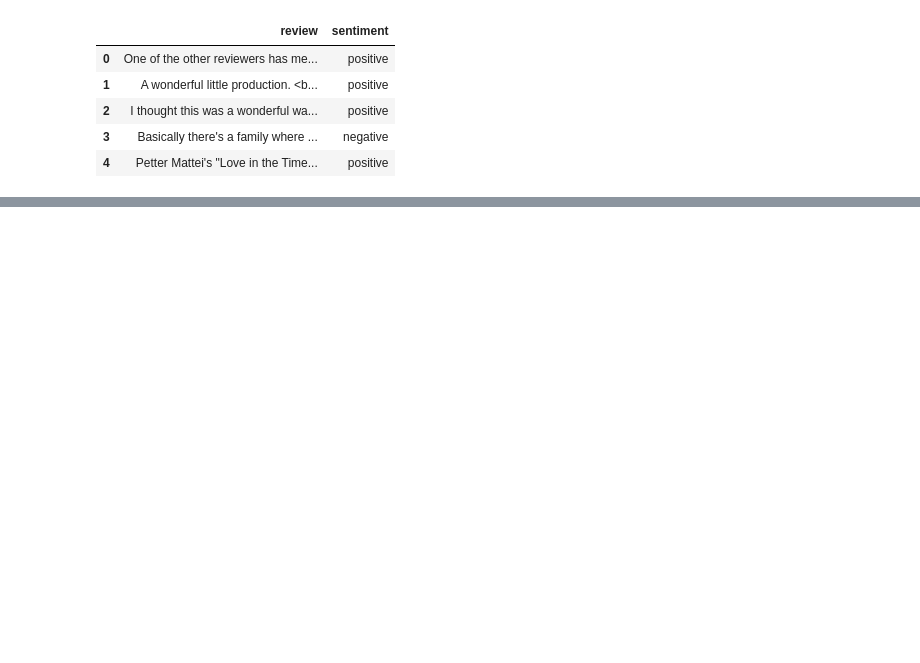
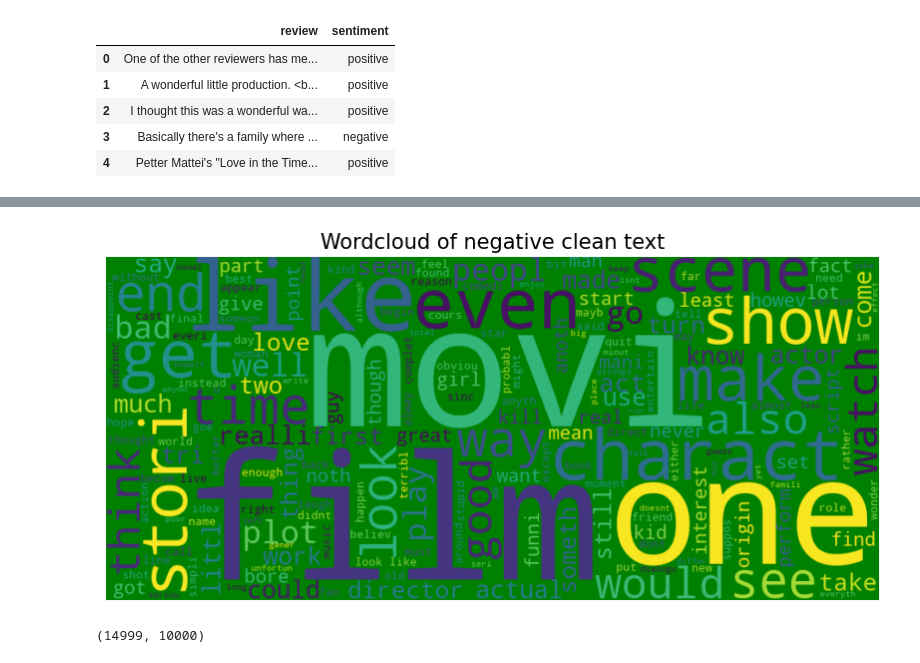
Before and after one commit to Md-Maruf-1727/Machine-Learning-Algorithms, a Jupyter notebook: Natural Language Processing (NLP)/practice model 2/code.ipynb, the cells around one changed output, grey strips where cells are left out. Drawn from its saved outputs; the diff is of its cells as text; code cells hidden in the pictures; blank space fills up the shorter version.

```diff
--- a/Natural Language Processing (NLP)/practice model 2/code.ipynb
+++ b/Natural Language Processing (NLP)/practice model 2/code.ipynb
@@ -58,0 +94,4 @@ create_cloud(" ".join(neg_sen), 'Wordclud for negative sentence')
+# %%
+create_cloud(" ".join(neg_re), 'Wordcloud of negative clean text')
+# %% [output]
+[figure, added]
@@ -58,0 +102,4 @@ create_cloud(" ".join(neg_sen), 'Wordclud for negative sentence')
+# %%
+encode.shape
+# %% [output]
+(14999, 10000)
```
Also changed, not shown: parts of 14 cells of this notebook, 1 other file.
